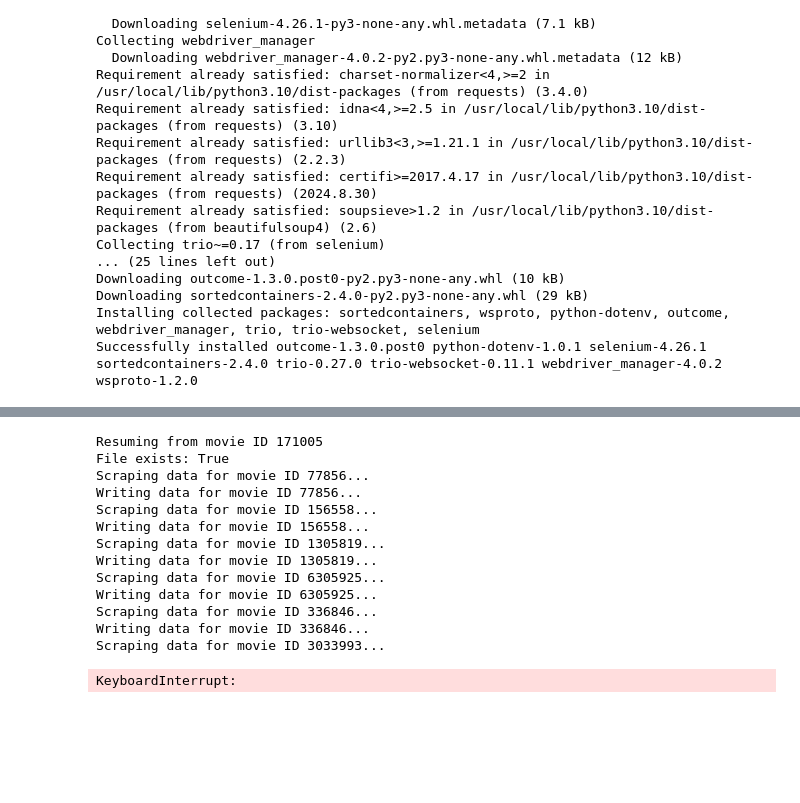
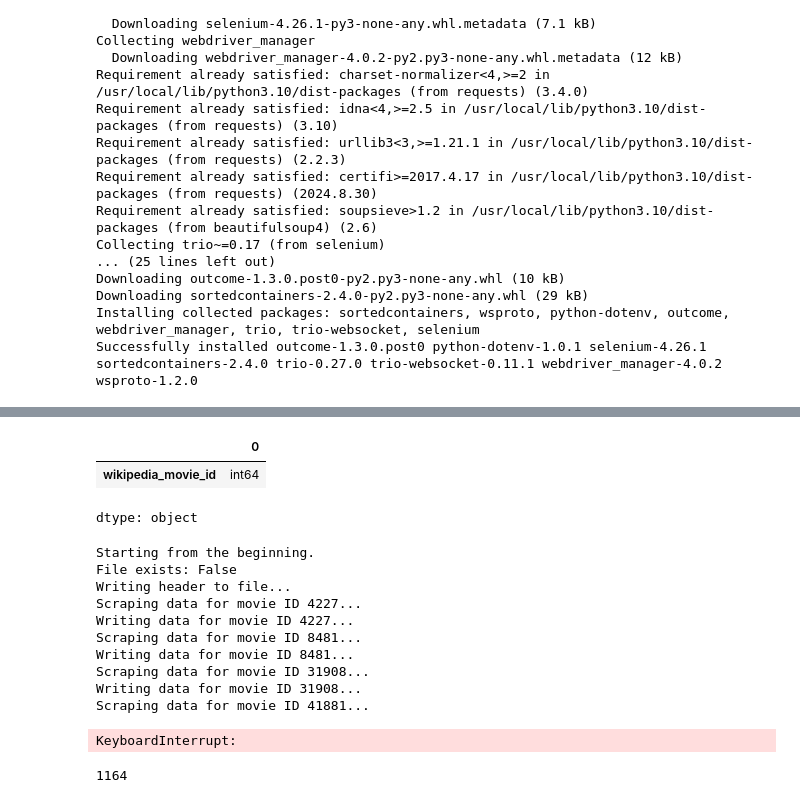
Before and after one commit to arthurEpfl/CMU_MovieCorpus_Data_Analysis, a Jupyter notebook: src/scrapping.ipynb, the cells around one changed output, grey strips where cells are left out. Drawn from its saved outputs; the diff is of its cells as text; code cells hidden in the pictures; blank space fills up the shorter version.

```diff
--- a/src/scrapping.ipynb
+++ b/src/scrapping.ipynb
@@ -80,3 +62,9 @@ movies.head(1)
+# %%
+movies.dtypes
+# %% [output]
+|  | 0 |
+| wikipedia_movie_id | int64 |
+dtype: object
 # %%
 import csv
 import os
@@ -85,8 +73,7 @@ from imdb_scraper import ImdbScraper
 # Initialize the scraper object
 scraper = ImdbScraper()
 
-# Assuming 'movies' is a pandas DataFrame with 'wikipedia_movie_id' as a column
-movies_id = movies['wikipedia_movie_id']  # This is the column containing movie IDs
+movies_id = movies['wikipedia_movie_id']
 
 # Function to get the checkpoint from a previous run
 def get_checkpoint():
@@ -103,7 +90,7 @@ def update_checkpoint(movie_id):
 
 def scrape_and_save_movie_data(movies):
     # Define CSV file path
-    csv_file_path = "data/imdb_additional_movies_data_half_1.csv"
+    csv_file_path = "data/imdb_additional_movies_correct_left_to_scrape.csv"
 
     # Column names for the CSV file
     fieldnames = [
@@ -140,7 +127,7 @@ def scrape_and_save_movie_data(movies):
             writer.writeheader()
 
         # Loop through the movies to scrape and save data starting from the checkpoint
-        for movie_id in movies['wikipedia_movie_id'][start_index:]:
+        for movie_id in movies_id[start_index:]:
             print(f"Scraping data for movie ID {movie_id}...")  # Debug: Check current movie being processed
 
             # Scrape the movie info using the ImdbScraper
@@ -159,17 +146,14 @@ def scrape_and_save_movie_data(movies):
 
 scrape_and_save_movie_data(movies)
 # %% [output]
-Resuming from movie ID 171005
-File exists: True
-Scraping data for movie ID 77856...
-Writing data for movie ID 77856...
-Scraping data for movie ID 156558...
-Writing data for movie ID 156558...
-Scraping data for movie ID 1305819...
-Writing data for movie ID 1305819...
-Scraping data for movie ID 6305925...
-Writing data for movie ID 6305925...
-Scraping data for movie ID 336846...
-Writing data for movie ID 336846...
-Scraping data for movie ID 3033993...
+Starting from the beginning.
+File exists: False
+Writing header to file...
+Scraping data for movie ID 4227...
+Writing data for movie ID 4227...
+Scraping data for movie ID 8481...
+Writing data for movie ID 8481...
+Scraping data for movie ID 31908...
+Writing data for movie ID 31908...
+Scraping data for movie ID 41881...
 KeyboardInterrupt:
@@ -175,0 +164,4 @@ KeyboardInterrupt:
+# %%
+df.shape[0]
+# %% [output]
+1164
```
Also changed, not shown: parts of 9 cells of this notebook, 1 other file.
